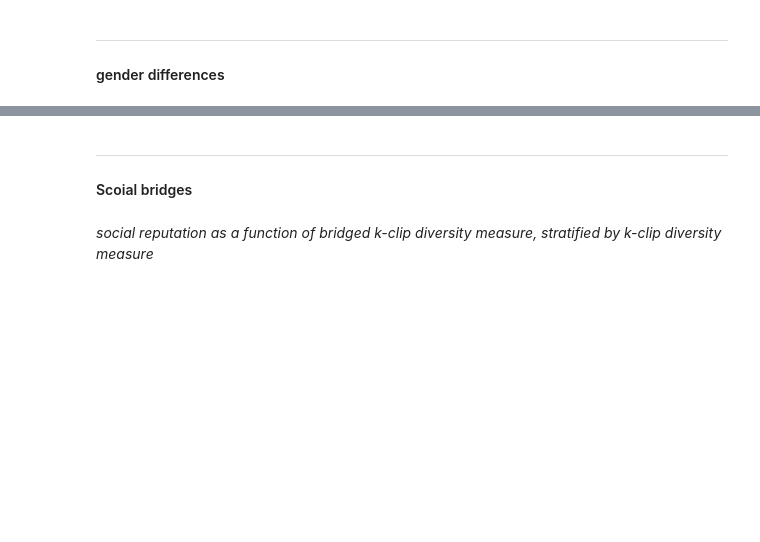
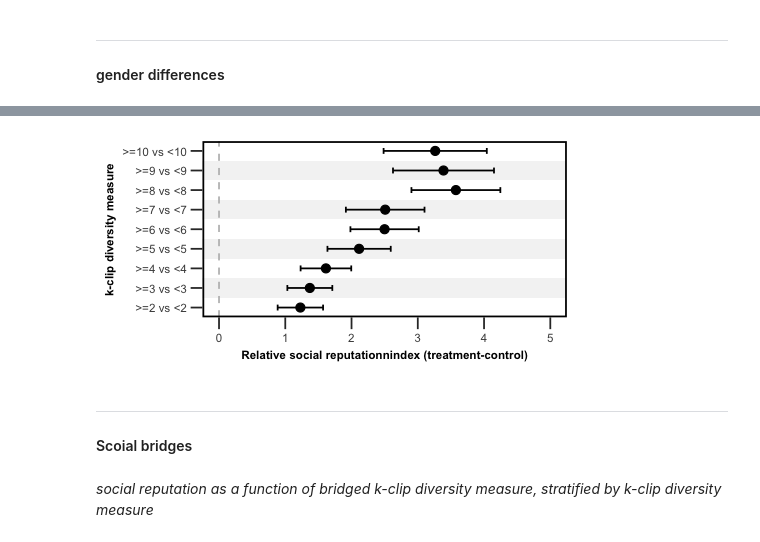
Before and after one commit to yflyzhang/structural_diversity, a Jupyter notebook: figs.ipynb, the cells around one changed output, grey strips where cells are left out. Drawn from its saved outputs; the diff is of its cells as text; code cells hidden in the pictures; blank space fills up the shorter version.

```diff
--- a/figs.ipynb
+++ b/figs.ipynb
@@ -623,0 +589,2 @@ data %>%
+# %%
+data <- read.csv('data/PSM-t2-15-result.csv')
@@ -624,3 +611,53 @@ data %>%
+# %%
+options(repr.plot.width = 4, repr.plot.height = 2)
+
+
+data %>%
+#   mutate(new=paste0(">=", treatment, "vs <", treatment)) %>%
+  # mutate(treatment=as.numeric(treatment)) %>%
+  ggplot(aes(x=treatment, y=mean)) +
+    geom_rect(aes(xmin=1.5, xmax=2.5, ymin=-Inf, ymax=Inf), fill=NA, alpha =0.1) +
+    geom_rect(aes(xmin=2.5, xmax=3.5, ymin=-Inf, ymax=Inf), fill='#DADAEB', alpha =0.03) +
+    geom_rect(aes(xmin=3.5, xmax=4.5, ymin=-Inf, ymax=Inf), fill=NA, alpha =0.2) +
+    geom_rect(aes(xmin=4.5, xmax=5.5, ymin=-Inf, ymax=Inf), fill='#DADAEB', alpha =0.03) +
+    geom_rect(aes(xmin=5.5, xmax=6.5, ymin=-Inf, ymax=Inf), fill=NA, alpha =0.2) +
+    geom_rect(aes(xmin=6.5, xmax=7.5, ymin=-Inf, ymax=Inf), fill='#DADAEB', alpha =0.03) +
+    geom_rect(aes(xmin=7.5, xmax=8.5, ymin=-Inf, ymax=Inf), fill=NA, alpha =0.2) +
+    geom_rect(aes(xmin=8.5, xmax=9.5, ymin=-Inf, ymax=Inf), fill='#DADAEB', alpha =0.03) +
+    geom_rect(aes(xmin=9.5, xmax=10.5, ymin=-Inf, ymax=Inf), fill=NA, alpha =0.2) +
+    # geom_line(linetype='dashed') +
+    geom_errorbar(aes(ymin=lower, ymax=upper), size=.5, width=.3) +
+    geom_point(size=2.2, color='black') +
+    scale_x_continuous(expand=c(0, 0), breaks=seq(2, 15), limits=c(1.5, 10.5),
+                       labels=paste0(">=", seq(2,15), " vs <", seq(2,15))) +
+    scale_y_continuous(breaks=seq(0, 15, 1), limits=c(0, 5)) +  #weak, also equivalent to ensmeble
+    # scale_y_continuous(breaks=seq(1, 20, 1), limits=c(15, 20)) +  #strong
+    # scale_y_continuous(breaks=seq(0, 20, 5), limits=c(5, 20)) +
+    xlab('k-clip diversity measure') +
+    ylab('Relative social reputationnindex (treatment-control)') +
+    theme_bw() +
+    # theme_classic() +
+    # theme(legend.position="none") +
+    theme(
+       legend.position="none",
+       plot.background = element_blank(),
+       panel.grid.major = element_blank(),
+       panel.grid.minor = element_blank(),
+       panel.background = element_blank(),
+
+       axis.ticks.length = unit(0.25, "cm"),
+       # axis.ticks.y = element_blank(),
+       # axis.text.y = element_text(margin=unit(c(0.5,0.5,0.5,0.5), "cm"), color='white'),
+
+       axis.text=element_text(size=7),
+       axis.title=element_text(size=7, face="bold"),
+
+       panel.border = element_rect(color='black', size=1),
+         ) +
+    geom_hline(yintercept=0, color='grey', size=.5, linetype='dashed') +
+    coord_flip()
+# %% [output]
+[figure, added]
 # %% [markdown]
 ---
 #### Scoial bridges
```
Also changed, not shown: parts of 28 cells of this notebook.
